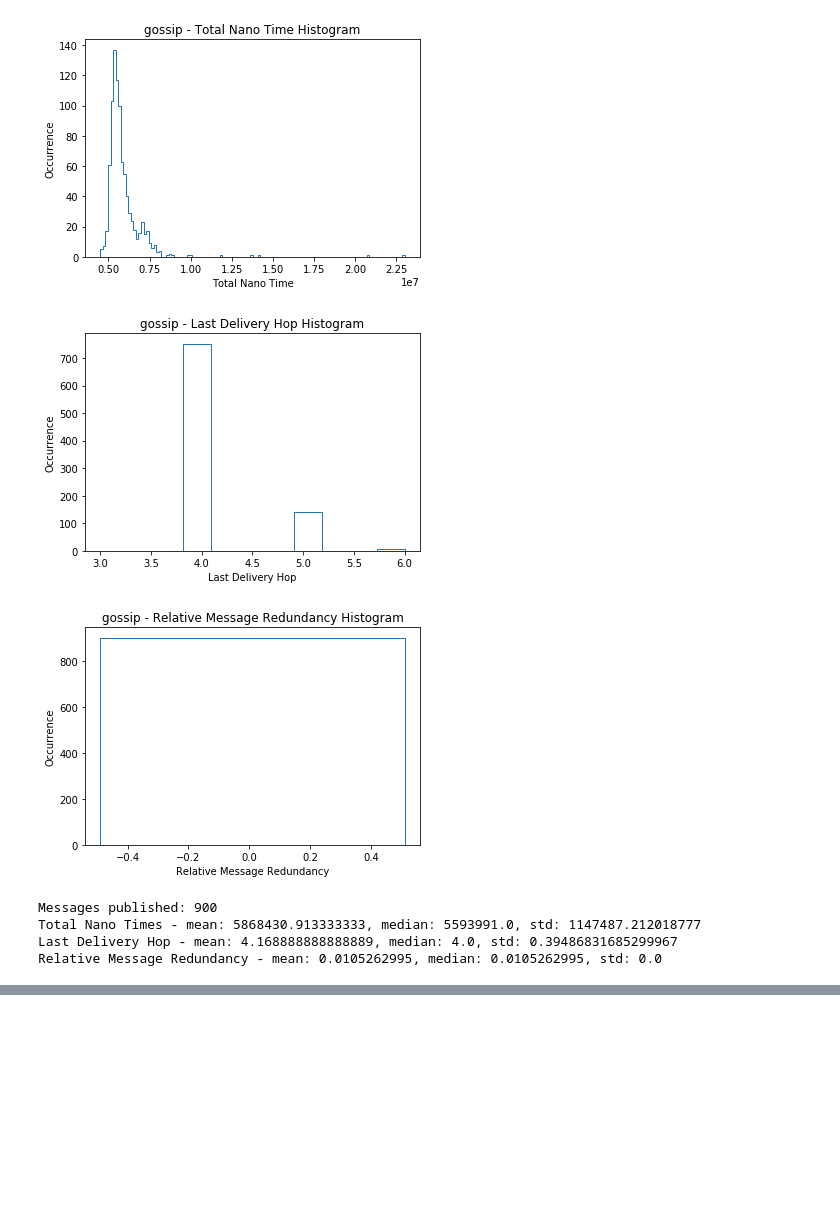
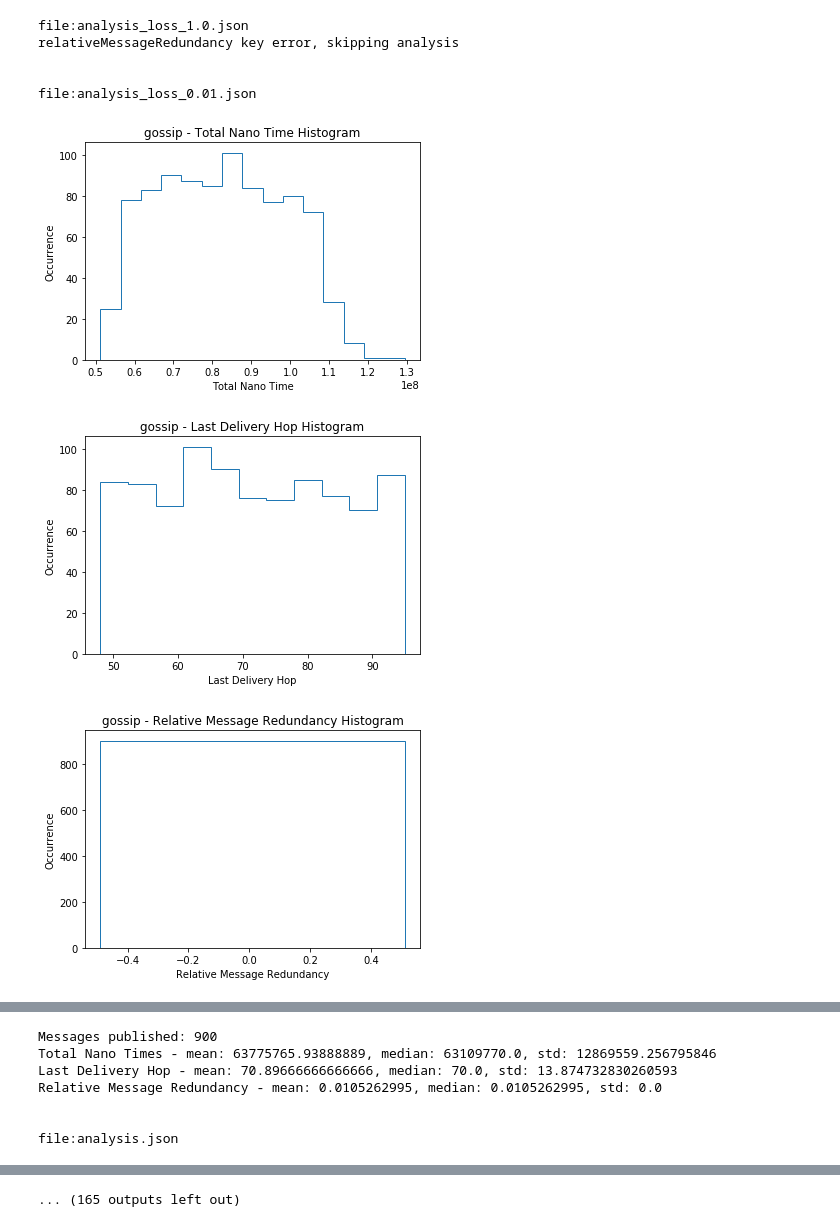
Before and after one commit to whiteblock/gossipsub-testing, a Jupyter notebook: analysis/Analyses.ipynb, the cells around one changed output, grey strips where cells are left out. Cells and saved outputs as stored; diff of their text form; code cells hidden in the pictures; blank space fills up the shorter version.

Commit message:
plot test series 1-5

```diff
--- a/analysis/Analyses.ipynb
+++ b/analysis/Analyses.ipynb
@@ -27,14 +27,17 @@ class Metric(object):
         self.lastDeliveryHop = float(props['lastDeliveryHop'])
         self.relativeMessageRedundancy = float(props['relativeMessageRedundancy'])
 # %%
-def computeMetrics(algorithm = 'gossip'):
+def computeMetrics(algorithm = 'gossip', filename = None):
     metrics = []
     nanoTimes = []
     ldh = []
     rmr = []
 
+    if filename == None:
+        pubsubAnalysisFiles = glob.glob('*.json')
+    else:
+        pubsubAnalysisFiles = glob.glob('{}'.format(filename))
 
-    pubsubAnalysisFiles = glob.glob('analysis.json'.format(algorithm))
 
 
     for pubsubAnalysisFile in pubsubAnalysisFiles:
@@ -89,13 +92,3 @@ def computeMetrics(algorithm = 'gossip'):
     print('Total Nano Times - mean: {}, median: {}, std: {}'.format(nanoMean, nanoMedian, nanoStd))
     print('Last Delivery Hop - mean: {}, median: {}, std: {}'.format(ldhMean, ldhMedian, ldhStd))
     print('Relative Message Redundancy - mean: {}, median: {}, std: {}'.format(rmrMean, rmrMedian, rmrStd))
-# %%
-computeMetrics('gossip')
-# %% [output]
-[figure, removed]
-[figure, removed]
-[figure, removed]
-Messages published: 900
-Total Nano Times - mean: 5868430.913333333, median: 5593991.0, std: 1147487.212018777
-Last Delivery Hop - mean: 4.168888888888889, median: 4.0, std: 0.39486831685299967
-Relative Message Redundancy - mean: 0.0105262995, median: 0.0105262995, std: 0.0
@@ -101,0 +98,17 @@ Relative Message Redundancy - mean: 0.0105262995, median: 0.0105262995, std: 0.0
+# %%
+for file in glob.glob('analysis*.json'):
+    try:
+        print("\n\nfile:" + file)
+        computeMetrics('gossip', file)
+    except KeyError:
+        #not sure why this is happening
+        print("relativeMessageRedundancy key error, skipping analysis")
+# %% [output]
+file:analysis_loss_1.0.json
+relativeMessageRedundancy key error, skipping analysis
+
+
+file:analysis_loss_0.01.json
+[figure, added]
+[figure, added]
+[figure, added]
@@ -101,0 +133,7 @@ Relative Message Redundancy - mean: 0.0105262995, median: 0.0105262995, std: 0.0
+Messages published: 900
+Total Nano Times - mean: 63775765.93888889, median: 63109770.0, std: 12869559.256795846
+Last Delivery Hop - mean: 70.89666666666666, median: 70.0, std: 13.874732830260593
+Relative Message Redundancy - mean: 0.0105262995, median: 0.0105262995, std: 0.0
+
+
+file:analysis.json
@@ -101,0 +143 @@ Relative Message Redundancy - mean: 0.0105262995, median: 0.0105262995, std: 0.0
+... (165 outputs left out)
```
Also changed, not shown: parts of 2 cells of this notebook.
